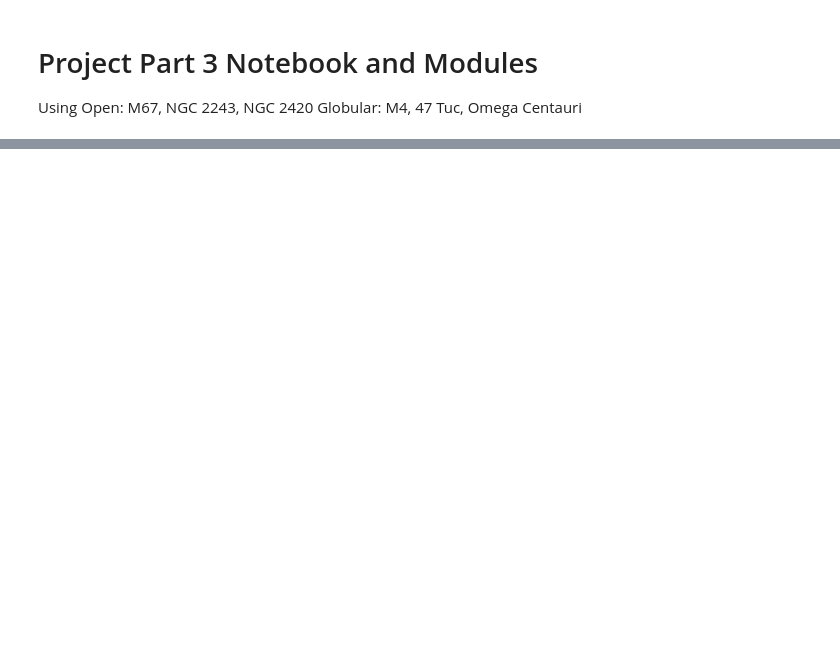
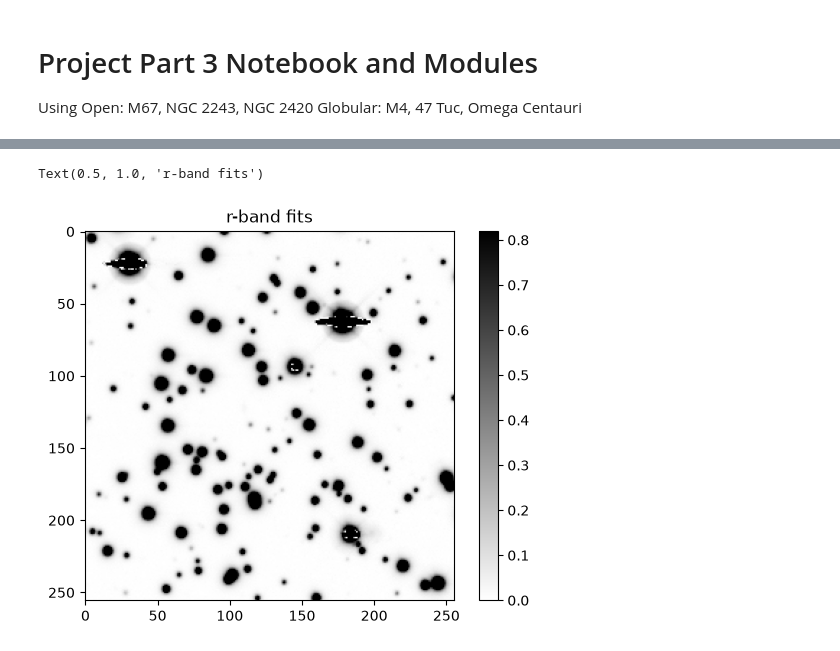
Before and after one commit to alexhlanter/ASTR596-Capstone-Project, a Jupyter notebook: capstone_part3.ipynb, the cells around one changed output, grey strips where cells are left out. Drawn from its saved outputs; the diff is of its cells as text; code cells hidden in the pictures; blank space fills up the shorter version.

```diff
--- a/capstone_part3.ipynb
+++ b/capstone_part3.ipynb
@@ -50,0 +80,6 @@ TypeError: Invalid shape (3, 256, 256) for image data
+# %%
+imdisplay(data_r)
+plt.title("r-band fits")
+# %% [output]
+Text(0.5, 1.0, 'r-band fits')
+[figure, added]
```
Also changed, not shown: parts of 5 cells of this notebook.
